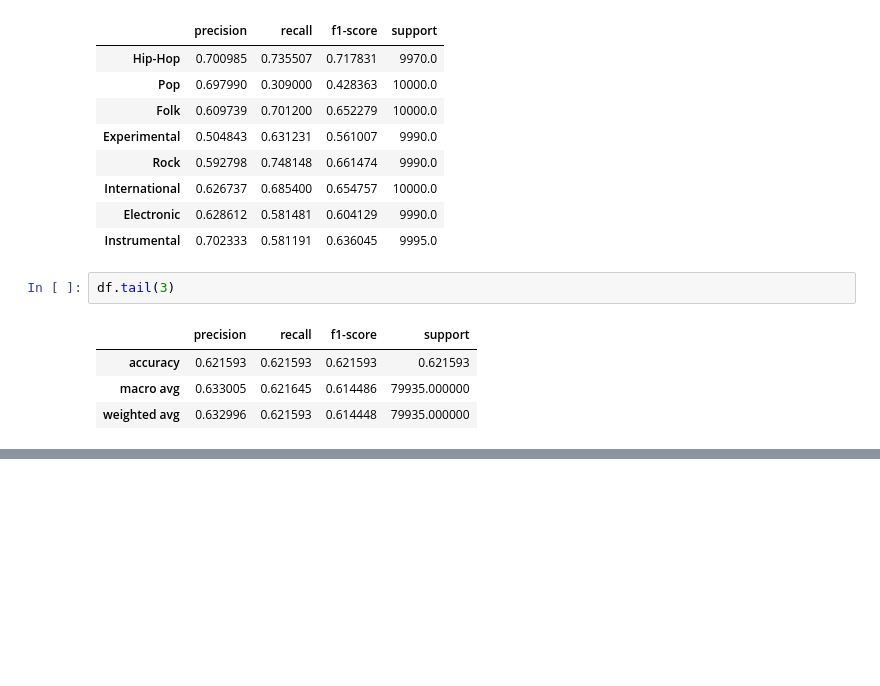
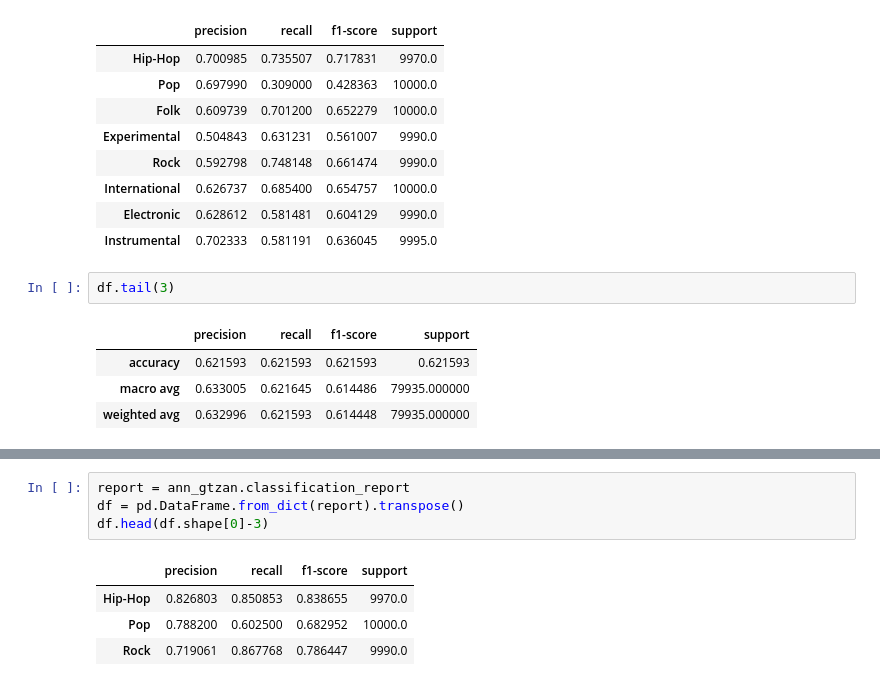
Before and after one commit to Joel103/genre_classification, a Jupyter notebook: ANN_Inference.ipynb, the cells around one changed output, grey strips where cells are left out. Cells and saved outputs as stored; diff of their text form; blank space fills up the shorter version.

```diff
--- a/ANN_Inference.ipynb
+++ b/ANN_Inference.ipynb
@@ -72,0 +155,9 @@ df.tail(3)
+# %%
+report = ann_gtzan.classification_report
+df = pd.DataFrame.from_dict(report).transpose()
+df.head(df.shape[0]-3)
+# %% [output]
+|  | precision | recall | f1-score | support |
+| Hip-Hop | 0.826803 | 0.850853 | 0.838655 | 9970.0 |
+| Pop | 0.788200 | 0.602500 | 0.682952 | 10000.0 |
+| Rock | 0.719061 | 0.867768 | 0.786447 | 9990.0 |
```
Also changed, not shown: parts of 17 cells of this notebook, 1 other file.
